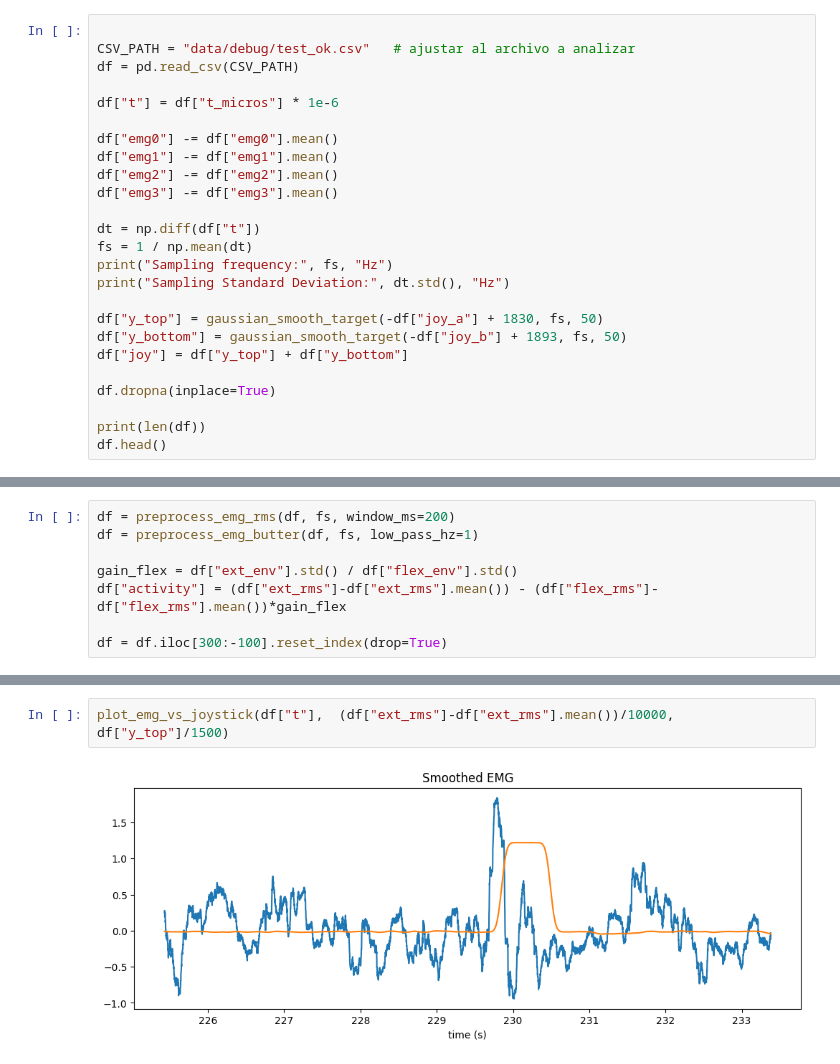
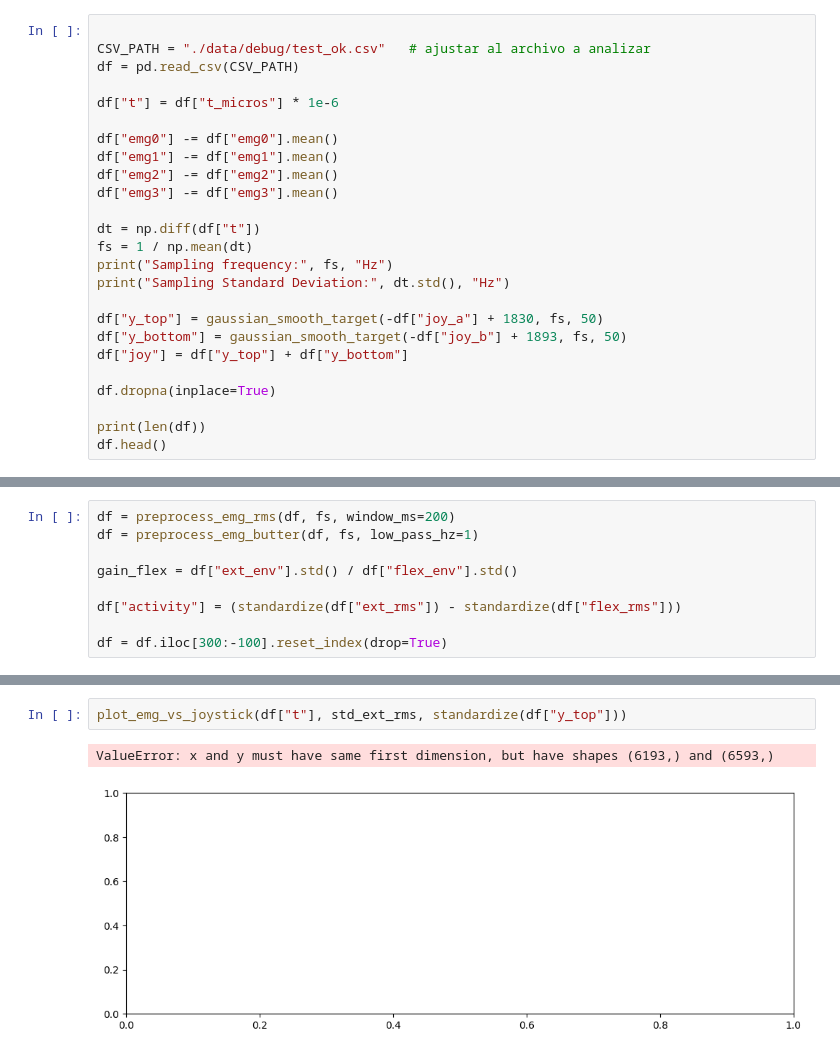
Before and after one commit to gonzispina/emg-finger-prediction, a Jupyter notebook: Onset Detection ADS1256.ipynb, the cells around one changed output, grey strips where cells are left out. Saved outputs shown, nothing was run; the diff lists cells and outputs as text.

```diff
--- a/Onset Detection ADS1256.ipynb
+++ b/Onset Detection ADS1256.ipynb
@@ -61,6 +85,6 @@ def gaussian_smooth_target(x, fs, sigma_ms=150):
 # %%
 
-CSV_PATH = "data/debug/test_ok.csv"   # ajustar al archivo a analizar
+CSV_PATH = "./data/debug/test_ok.csv"   # ajustar al archivo a analizar
 df = pd.read_csv(CSV_PATH)
 
 df["t"] = df["t_micros"] * 1e-6
@@ -98,7 +122,8 @@ df = preprocess_emg_rms(df, fs, window_ms=200)
 df = preprocess_emg_butter(df, fs, low_pass_hz=1)
 
 gain_flex = df["ext_env"].std() / df["flex_env"].std()
-df["activity"] = (df["ext_rms"]-df["ext_rms"].mean()) - (df["flex_rms"]-df["flex_rms"].mean())*gain_flex
+
+df["activity"] = (standardize(df["ext_rms"]) - standardize(df["flex_rms"]))
 
 df = df.iloc[300:-100].reset_index(drop=True)
 # %%
@@ -112,4 +137,5 @@ plot_emg_vs_joystick(df["t"],  - (df["flex_rms"]-df["flex_rms"].mean())/10000, d
 # %%
-plot_emg_vs_joystick(df["t"],  (df["ext_rms"]-df["ext_rms"].mean())/10000, df["y_top"]/1500)
+plot_emg_vs_joystick(df["t"], std_ext_rms, standardize(df["y_top"]))
 # %% [output]
+ValueError: x and y must have same first dimension, but have shapes (6193,) and (6593,)
-[figure, old version]
+[figure, new version]
```
Also changed, not shown: parts of 5 cells of this notebook, 7 other files.
